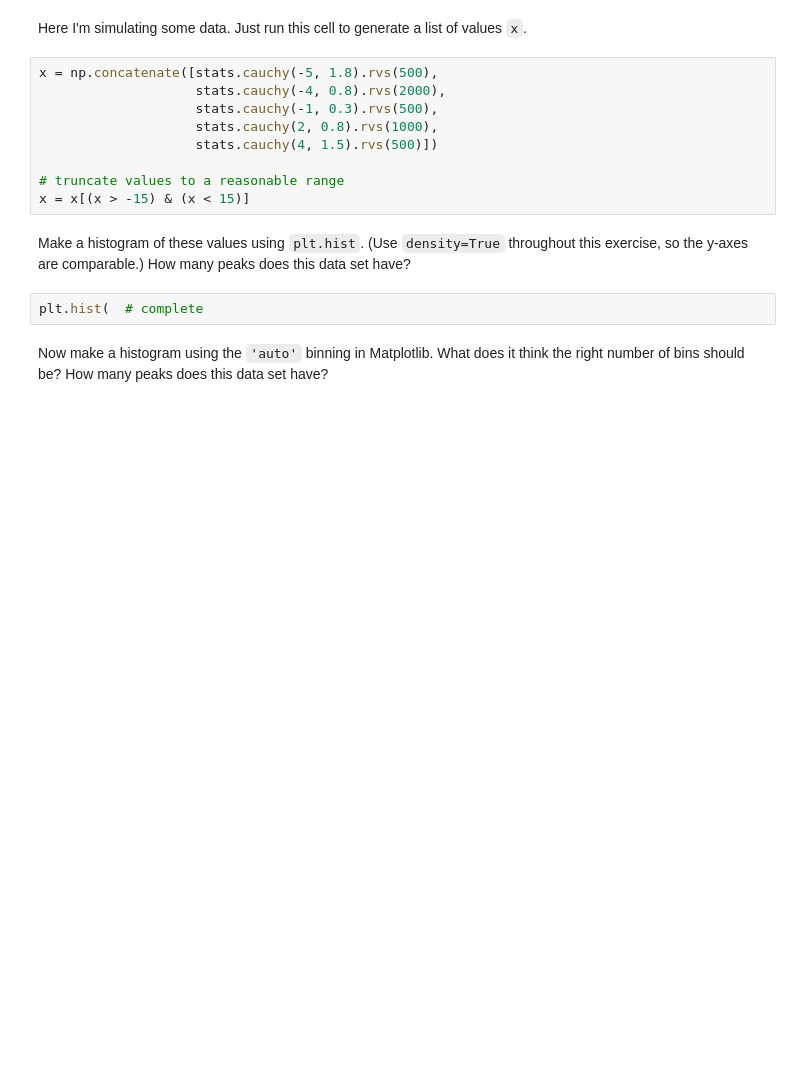
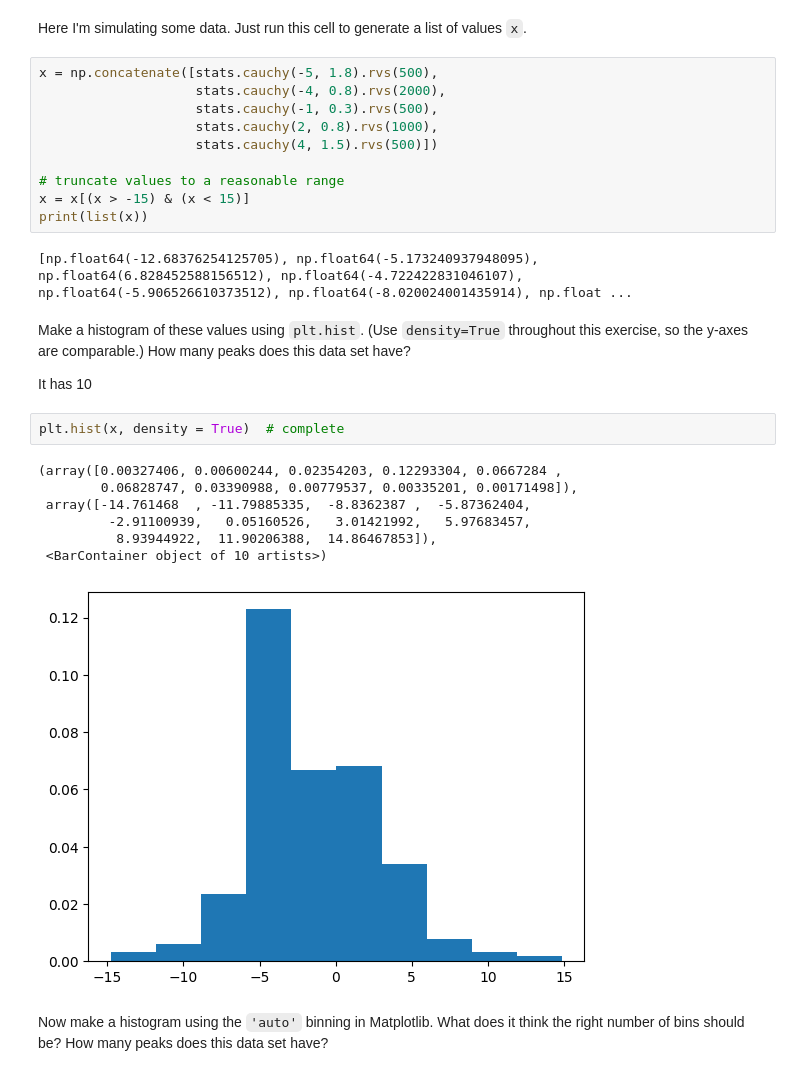
Before and after one commit to ASTR154/nonparametric-modeling, a Jupyter notebook: nonparametric-modeling.ipynb, the cells around one changed output. Cells and saved outputs as stored; diff of their text form; blank space fills up the shorter version.

```diff
--- a/nonparametric-modeling.ipynb
+++ b/nonparametric-modeling.ipynb
@@ -19,10 +19,23 @@ x = np.concatenate([stats.cauchy(-5, 1.8).rvs(500),
 
 # truncate values to a reasonable range
 x = x[(x > -15) & (x < 15)]
+print(list(x))
+# %% [output]
+[np.float64(-12.68376254125705), np.float64(-5.173240937948095), np.float64(6.828452588156512), np.float64(-4.722422831046107), np.float64(-5.906526610373512), np.float64(-8.020024001435914), np.float ...
 # %% [markdown]
 Make a histogram of these values using `plt.hist`. (Use `density=True` throughout this exercise, so the y-axes are comparable.) How many peaks does this data set have?
+
+It has 10
 # %%
-plt.hist(  # complete
+plt.hist(x, density = True)  # complete
+# %% [output]
+(array([0.00327406, 0.00600244, 0.02354203, 0.12293304, 0.0667284 ,
+        0.06828747, 0.03390988, 0.00779537, 0.00335201, 0.00171498]),
+ array([-14.761468  , -11.79885335,  -8.8362387 ,  -5.87362404,
+         -2.91100939,   0.05160526,   3.01421992,   5.97683457,
+          8.93944922,  11.90206388,  14.86467853]),
+ <BarContainer object of 10 artists>)
+[figure, added]
 # %% [markdown]
 Now make a histogram using the `'auto'` binning in Matplotlib. What does it think the right number of bins should be? How many peaks does this data set have?
 # %%
```
Also changed, not shown: parts of 10 cells of this notebook.
